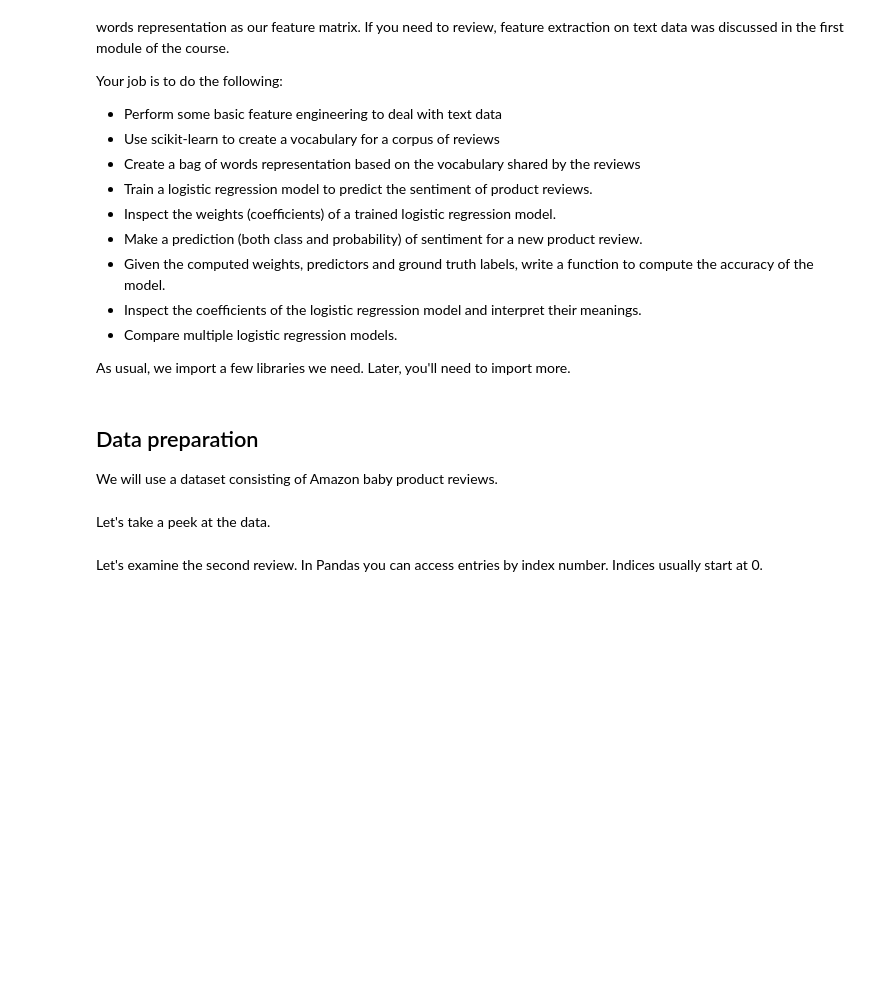
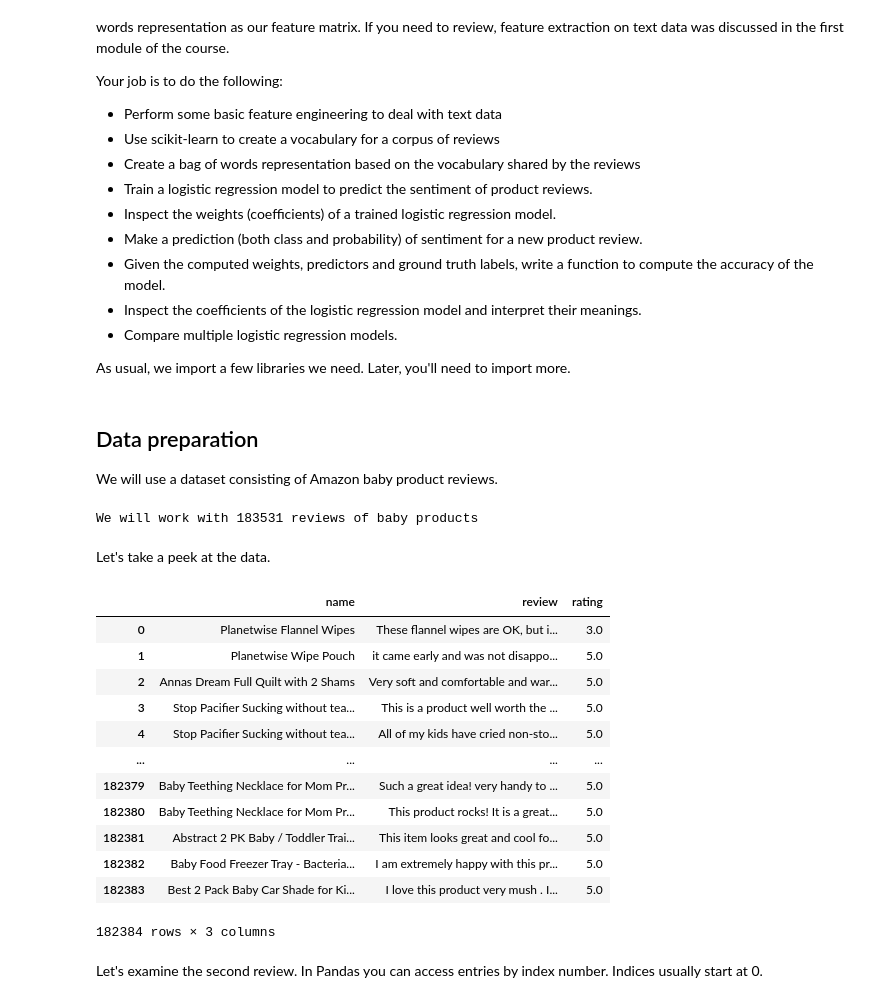
Before and after one commit to siddhanth78/ML, a Jupyter notebook: CLASS-NB01-hwk.ipynb, the cells around one changed output. Cells and saved outputs as stored; diff of their text form; code cells hidden in the pictures; blank space fills up the shorter version.

```diff
--- a/CLASS-NB01-hwk.ipynb
+++ b/CLASS-NB01-hwk.ipynb
@@ -33,12 +33,30 @@ display(HTML("<style>.container { width:100% !important; }</style>"))
 
 We will use a dataset consisting of Amazon baby product reviews.
 # %%
-products = pd.read_csv('~/data/amazon_baby.gz')
+products = pd.read_csv('amazon_baby.gz')
 print('We will work with',len(products),'reviews of baby products')
+# %% [output]
+We will work with 183531 reviews of baby products
 # %% [markdown]
 Let's take a peek at the data.
 # %%
+products.dropna(inplace = True)
+products.reset_index(drop = True, inplace=True)
 products
+# %% [output]
+|  | name | review | rating |
+| 0 | Planetwise Flannel Wipes | These flannel wipes are OK, but i... | 3.0 |
+| 1 | Planetwise Wipe Pouch | it came early and was not disappo... | 5.0 |
+| 2 | Annas Dream Full Quilt with 2 Shams | Very soft and comfortable and war... | 5.0 |
+| 3 | Stop Pacifier Sucking without tea... | This is a product well worth the ... | 5.0 |
+| 4 | Stop Pacifier Sucking without tea... | All of my kids have cried non-sto... | 5.0 |
+| ... | ... | ... | ... |
+| 182379 | Baby Teething Necklace for Mom Pr... | Such a great idea! very handy to ... | 5.0 |
+| 182380 | Baby Teething Necklace for Mom Pr... | This product rocks! It is a great... | 5.0 |
+| 182381 | Abstract 2 PK Baby / Toddler Trai... | This item looks great and cool fo... | 5.0 |
+| 182382 | Baby Food Freezer Tray - Bacteria... | I am extremely happy with this pr... | 5.0 |
+| 182383 | Best 2 Pack Baby Car Shade for Ki... | I love this product very mush . I... | 5.0 |
+182384 rows × 3 columns
 # %% [markdown]
 Let's examine the second review. In Pandas you can access entries by index number. Indices usually start at 0.
 # %%
```
Also changed, not shown: parts of 28 cells of this notebook.
